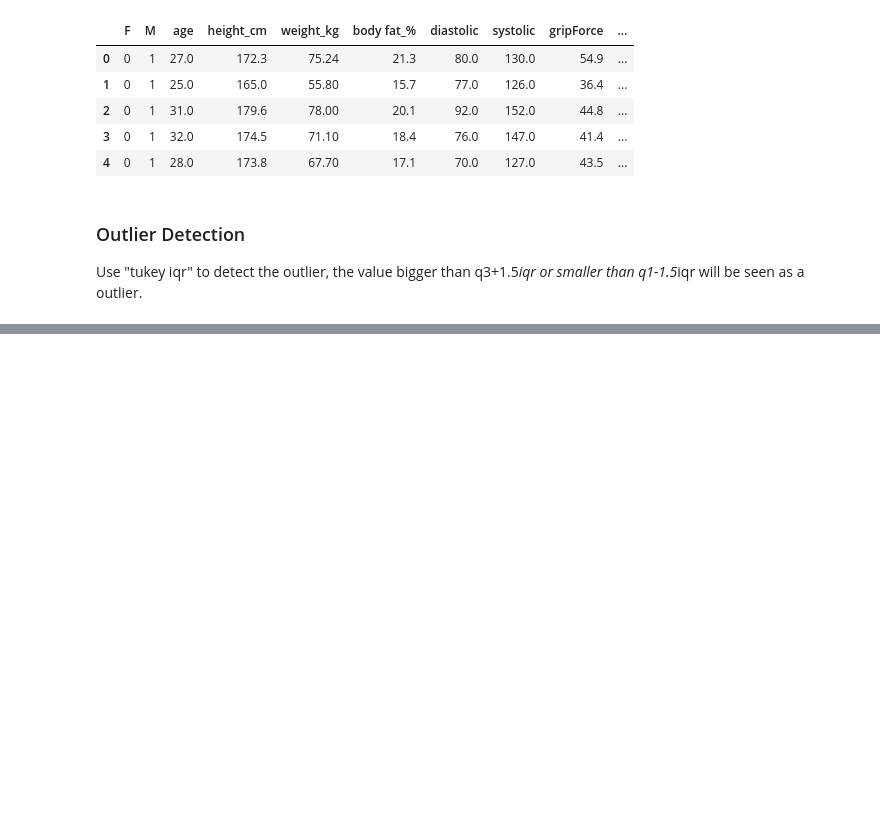
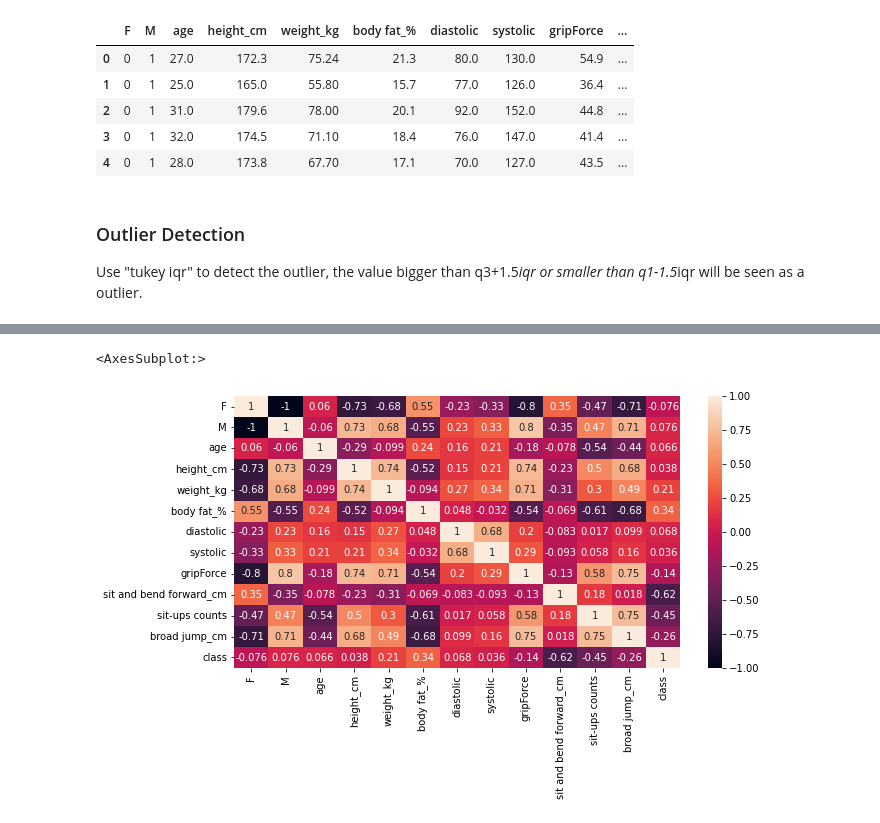
Before and after one commit to ryan840919/Body-Performance, a Jupyter notebook: 黃柏碩_body_performance_improve.ipynb, the cells around one changed output, grey strips where cells are left out. Drawn from its saved outputs; the diff is of its cells as text; code cells hidden in the pictures; blank space fills up the shorter version.

```diff
--- a/黃柏碩_body_performance_improve.ipynb
+++ b/黃柏碩_body_performance_improve.ipynb
@@ -105,0 +155,6 @@ outdet(datafull.gripForce)
+# %%
+plt.figure(figsize=(10,5))
+sns.heatmap(datafull.corr(),annot = True)
+# %% [output]
+<AxesSubplot:>
+[figure, added]
```
Also changed, not shown: parts of 9 cells of this notebook.
